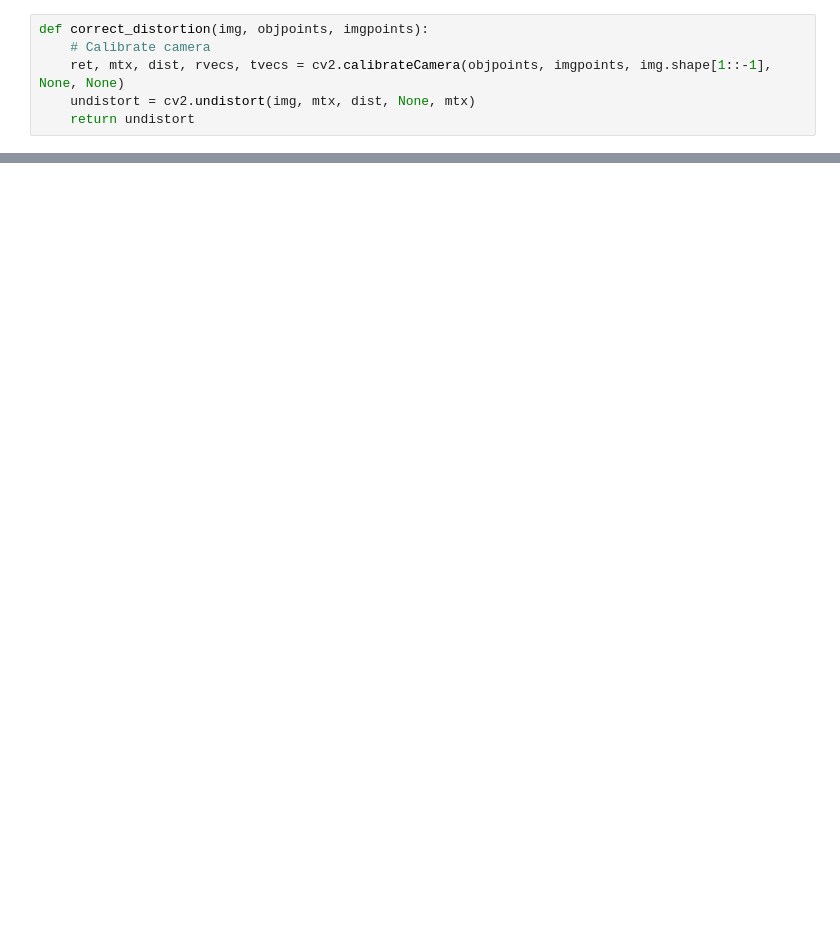
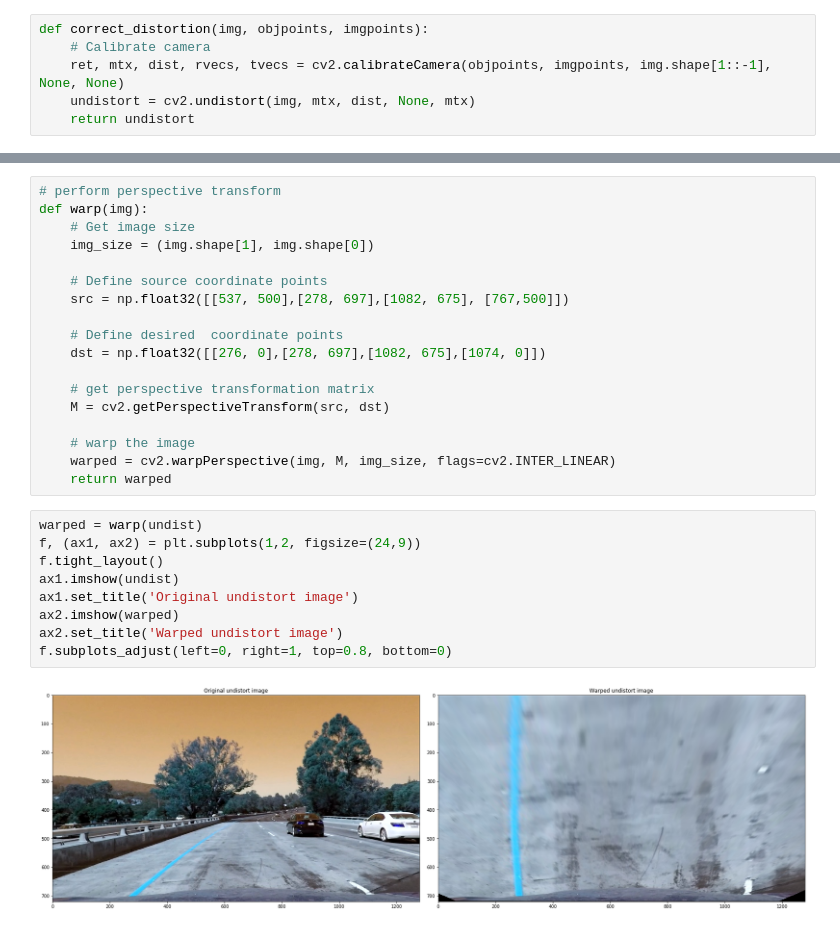
Before and after one commit to salabson/CarND-Advance-Lane-Line, a Jupyter notebook: P2.ipynb, the cells around one changed output, grey strips where cells are left out. Cells and saved outputs as stored; diff of their text form; blank space fills up the shorter version.

Commit message:
Add perspective transform feature

```diff
--- a/P2.ipynb
+++ b/P2.ipynb
@@ -55,0 +62,29 @@ plt.imshow(undist)
+# %%
+# perform perspective transform
+def warp(img):
+    # Get image size
+    img_size = (img.shape[1], img.shape[0])
+
+    # Define source coordinate points
+    src = np.float32([[537, 500],[278, 697],[1082, 675], [767,500]])
+
+    # Define desired  coordinate points
+    dst = np.float32([[276, 0],[278, 697],[1082, 675],[1074, 0]])
+
+    # get perspective transformation matrix
+    M = cv2.getPerspectiveTransform(src, dst)
+
+    # warp the image
+    warped = cv2.warpPerspective(img, M, img_size, flags=cv2.INTER_LINEAR)
+    return warped
+# %%
+warped = warp(undist)
+f, (ax1, ax2) = plt.subplots(1,2, figsize=(24,9))
+f.tight_layout()
+ax1.imshow(undist)
+ax1.set_title('Original undistort image')
+ax2.imshow(warped)
+ax2.set_title('Warped undistort image')
+f.subplots_adjust(left=0, right=1, top=0.8, bottom=0)
+# %% [output]
+[figure, added]
```
Also changed, not shown: parts of 4 cells of this notebook.
